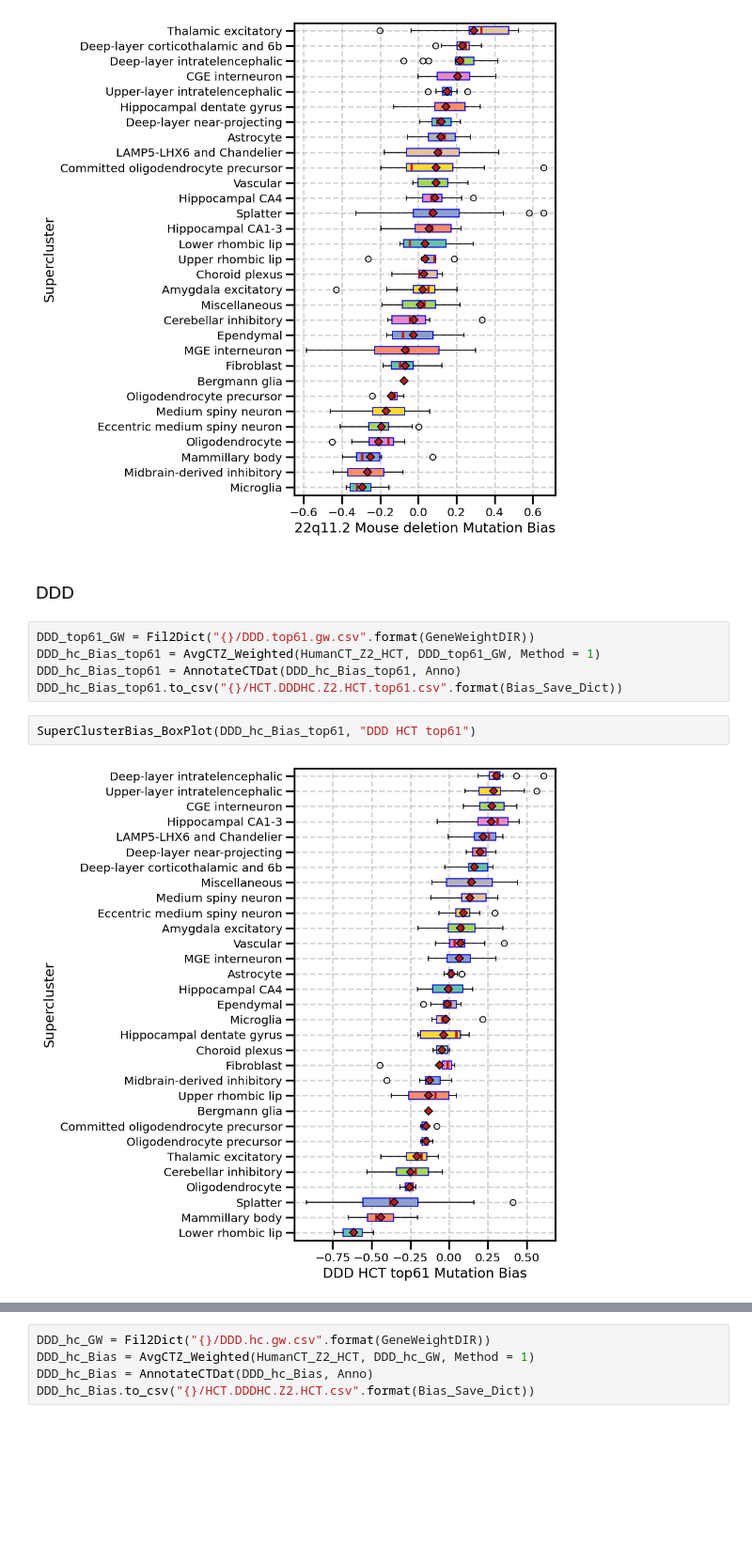
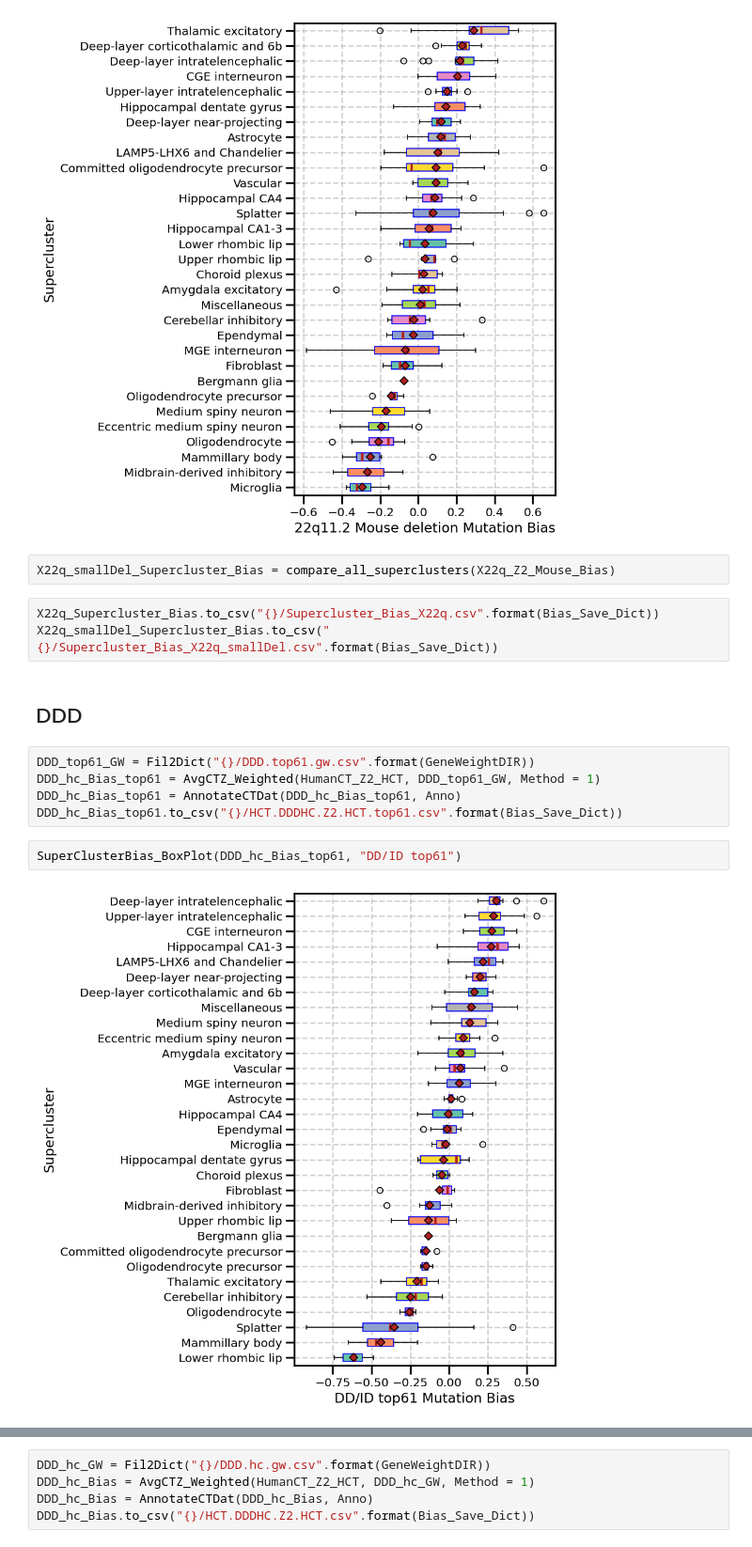
Before and after one commit to explorerwjy/CellTypeBias_VIP, a Jupyter notebook: notebooks/notebook_Z2Bias.ipynb, the cells around one changed output, grey strips where cells are left out. Shown at 94% size. Cells and saved outputs as stored; diff of their text form; blank space fills up the shorter version.

```diff
--- a/notebooks/notebook_Z2Bias.ipynb
+++ b/notebooks/notebook_Z2Bias.ipynb
@@ -97,14 +370,19 @@ X22q_Z2_Mouse_Bias.to_csv("{}/HCT.X22q.mousemodel.Z2.HCT.csv".format(Bias_Save_D
 SuperClusterBias_BoxPlot(X22q_Z2_Mouse_Bias, "22q11.2 Mouse deletion")
 # %% [output]
 [figure]
+# %%
+X22q_smallDel_Supercluster_Bias = compare_all_superclusters(X22q_Z2_Mouse_Bias)
+# %%
+X22q_Supercluster_Bias.to_csv("{}/Supercluster_Bias_X22q.csv".format(Bias_Save_Dict))
+X22q_smallDel_Supercluster_Bias.to_csv("{}/Supercluster_Bias_X22q_smallDel.csv".format(Bias_Save_Dict))
 # %% [markdown]
-### DDD
+## DDD
 # %%
 DDD_top61_GW = Fil2Dict("{}/DDD.top61.gw.csv".format(GeneWeightDIR))
 DDD_hc_Bias_top61 = AvgCTZ_Weighted(HumanCT_Z2_HCT, DDD_top61_GW, Method = 1)
 DDD_hc_Bias_top61 = AnnotateCTDat(DDD_hc_Bias_top61, Anno)
 DDD_hc_Bias_top61.to_csv("{}/HCT.DDDHC.Z2.HCT.top61.csv".format(Bias_Save_Dict))
 # %%
-SuperClusterBias_BoxPlot(DDD_hc_Bias_top61, "DDD HCT top61")
+SuperClusterBias_BoxPlot(DDD_hc_Bias_top61, "DD/ID top61")
 # %% [output]
-[figure, old version]
+[figure, new version]
```
Also changed, not shown: parts of 37 cells of this notebook, 7 other files.
